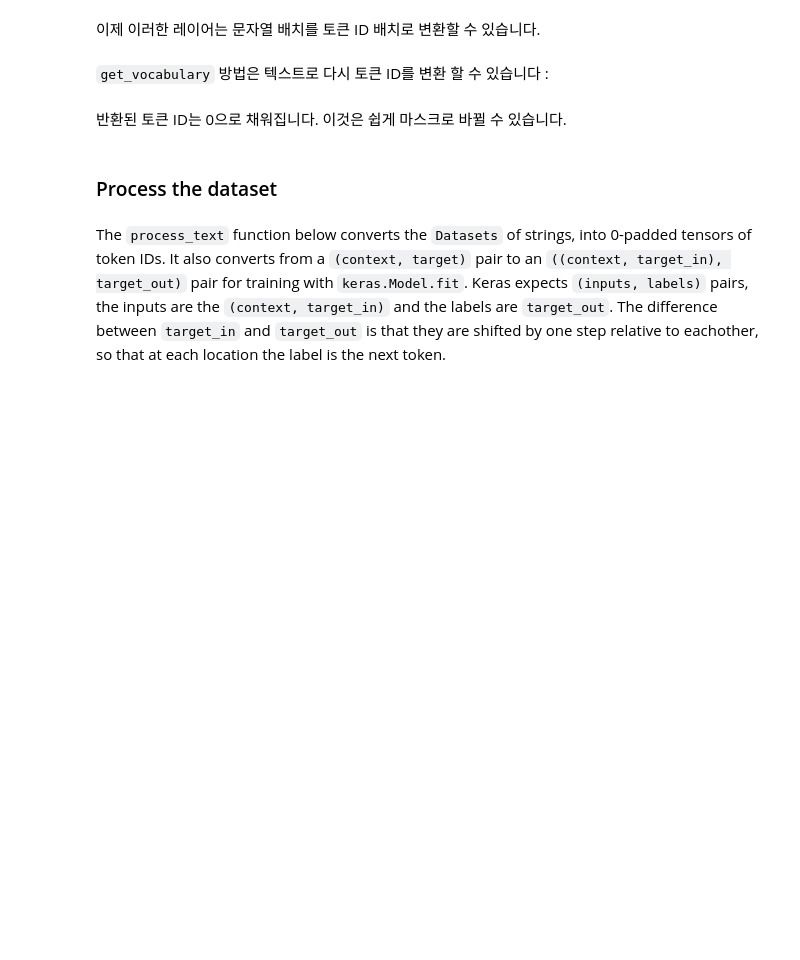
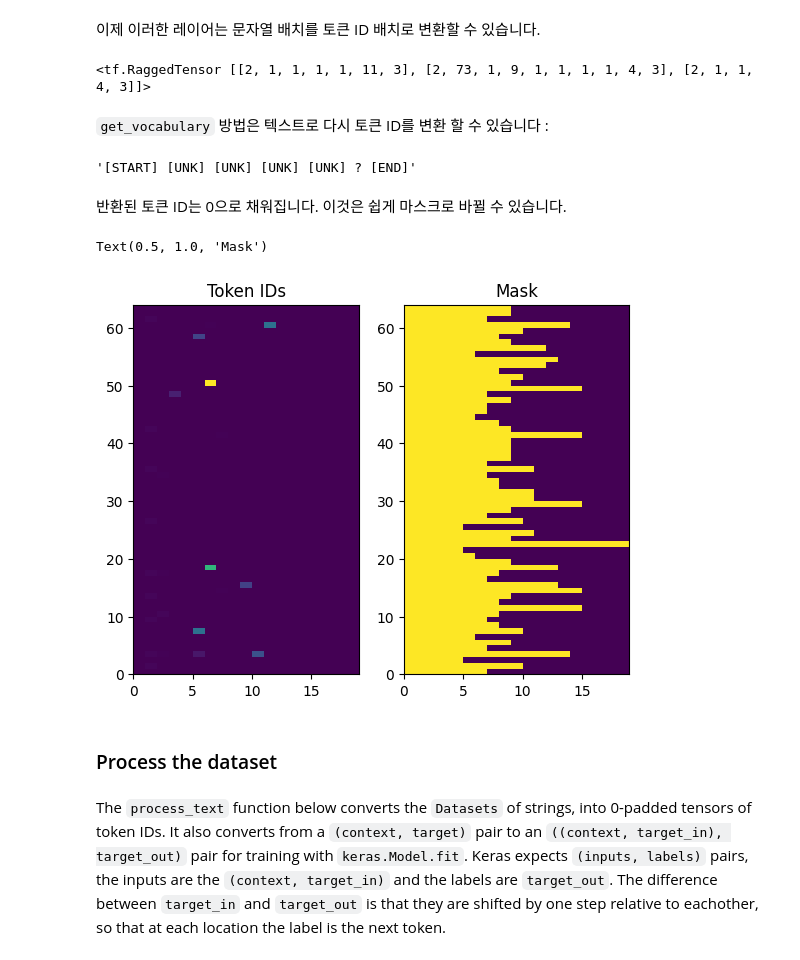
Before and after one commit to won-hj/deep_learning_study, a Jupyter notebook: nmt/nmt_with_attention.ipynb, the cells around one changed output. Drawn from its saved outputs; the diff is of its cells as text; code cells hidden in the pictures; blank space fills up the shorter version.

```diff
--- a/nmt/nmt_with_attention.ipynb
+++ b/nmt/nmt_with_attention.ipynb
@@ -162,5 +238,5 @@ path_to_file = pathlib.Path(path_to_zip).parent/'spa-eng/spa.txt'
 # %%
-def laod_data(path):
+def load_data(path):
   text = path.read_text(encoding='utf-8')
 
   lines = text.splitlines()
@@ -186,7 +266,10 @@ print(target_raw[-1] if target_raw else targ[-1])
 
 문자열이 배열에서 당신은 만들 수 있습니다 [`tf.data.Dataset`](https://www.tensorflow.org/api_docs/python/tf/data/Dataset?hl=ko&_gl=1*1rrf9ph*_up*MQ..*_ga*ODI4OTI5NTIyLjE3Mzk1MDE1NjM.*_ga_W0YLR4190T*MTczOTUwMTU2My4xLjAuMTczOTUwMTU2My4wLjAuMA..) 그 섞어 배치 그들을 효율적으로 문자열을 :
 # %%
-BUFFER_SIZE = len(inp)
+#targ: target_raw
+#inp: context_raw
+
+BUFFER_SIZE = len(context_raw)
 BATCH_SIZE = 64
 
 #dataset = tf.data.Dataset.from_tensor_slices((inp, targ)).shuffle(BUFFER_SIZE)
@@ -196,13 +279,14 @@ is_train = np.random.uniform(size=(len(target_raw),)) < 0.8
 
 train_raw  = (
     tf.data.Dataset
-    .from_tensor_slices((context_raw[istrain], target_raw[is_train]))
+    .from_tensor_slices((context_raw[is_train], target_raw[is_train]))
     .shuffle(BUFFER_SIZE)
     .batch(BATCH_SIZE)
 )
+
 val_raw = (
     tf.data.Dataset
-    .from_tensor_slices((context_raw[~is_train] target_raw[~is_train]))
+    .from_tensor_slices((context_raw[~is_train], target_raw[~is_train]))
     .shuffle(BUFFER_SIZE)
     .batch(BATCH_SIZE)
 )
@@ -244,9 +360,9 @@ def tf_lower_and_split_punct(text):
   text = tf_text.normalize_utf8(text, 'NFKD')
   text = tf.strings.lower(text)
   #keep space, a-z and select punctuation
-  text = tf.strings.regex_replace(text, '[& a-z.?!,¿]', '')
+  text = tf.strings.regex_replace(text, '[^ a-z.?!,¿]', '')# '[& a-z.?!,¿]'
   #add spaces around punctuation
-  text = tf.strings.regex_replace(text, '[.?!,¿]', r' \0 ')
+  text = tf.strings.regex_replace(text,'[.?!,¿]', r' \0 ') # '[.?!,¿]'
   #strip whitespace
   text = tf.strings.strip(text)
 
@@ -261,10 +380,10 @@ print(tf.lower_and_split_punct(example_text).numpy().decode())
 이 표준화 함수는 싸서한다 [`tf.keras.layers.TextVectorization`](https://www.tensorflow.org/api_docs/python/tf/keras/layers/TextVectorization?hl=ko&_gl=1*168ghyd*_up*MQ..*_ga*ODI4OTI5NTIyLjE3Mzk1MDE1NjM.*_ga_W0YLR4190T*MTczOTUwMTU2My4xLjAuMTczOTUwMTU2My4wLjAuMA..) 토큰 서열 어휘 추출 및 입력 텍스트의 변환을 처리 층.
 # %%
 max_vocab_size = 5000
-
-input_text_processor = tf.keras.layers.TextVectorization(
+#input_
+context_text_processor = tf.keras.layers.TextVectorization(
     standardize=tf_lower_and_split_punct,
-    max_token=max_vocab_size,
+    max_tokens=max_vocab_size,
     ragged=True
 )
 # %% [markdown]
@@ -296,6 +427,8 @@ target_text_processor.get_vocabulary()[:10]
 #example_tokens[:3, :10]
 example_tokens = context_text_processor(example_context_strings)
 example_tokens[:3, :10]
+# %% [output]
+<tf.RaggedTensor [[2, 1, 1, 1, 1, 11, 3], [2, 73, 1, 9, 1, 1, 1, 1, 4, 3], [2, 1, 1, 4, 3]]>
 # %% [markdown]
 `get_vocabulary` 방법은 텍스트로 다시 토큰 ID를 변환 할 수 있습니다 :
 # %%
@@ -305,16 +438,21 @@ example_tokens[:3, :10]
 context_vocab = np.array(context_text_processor.get_vocabulary())
 tokens = context_vocab[example_tokens[0].numpy()]
 ' '.join(tokens)
+# %% [output]
+'[START] [UNK] [UNK] [UNK] [UNK] ? [END]'
 # %% [markdown]
 반환된 토큰 ID는 0으로 채워집니다. 이것은 쉽게 마스크로 바뀔 수 있습니다.
 # %%
 plt.subplot(1,2,1)
 plt.pcolormesh(example_tokens.to_tensor())
 plt.title('Token IDs')
 
 plt.subplot(1,2,2)
-ple.pcolormesh(exxample_tokens.to_tensor() != 0)
+plt.pcolormesh(example_tokens.to_tensor() != 0)
 plt.title('Mask')
+# %% [output]
+Text(0.5, 1.0, 'Mask')
+[figure, added]
 # %% [markdown]
 ### Process the dataset
 # %% [markdown]
```
Also changed, not shown: parts of 38 cells of this notebook.
